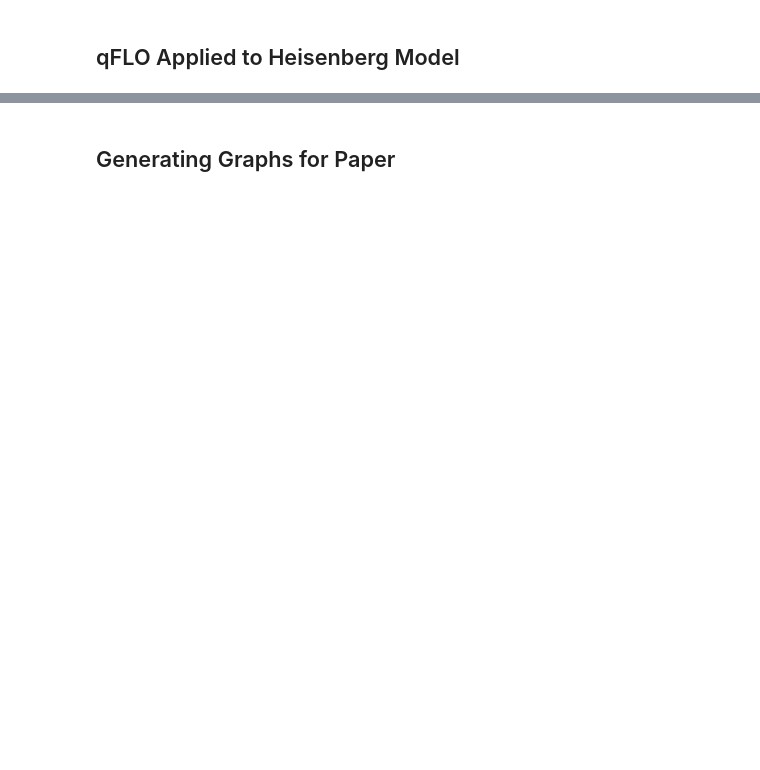
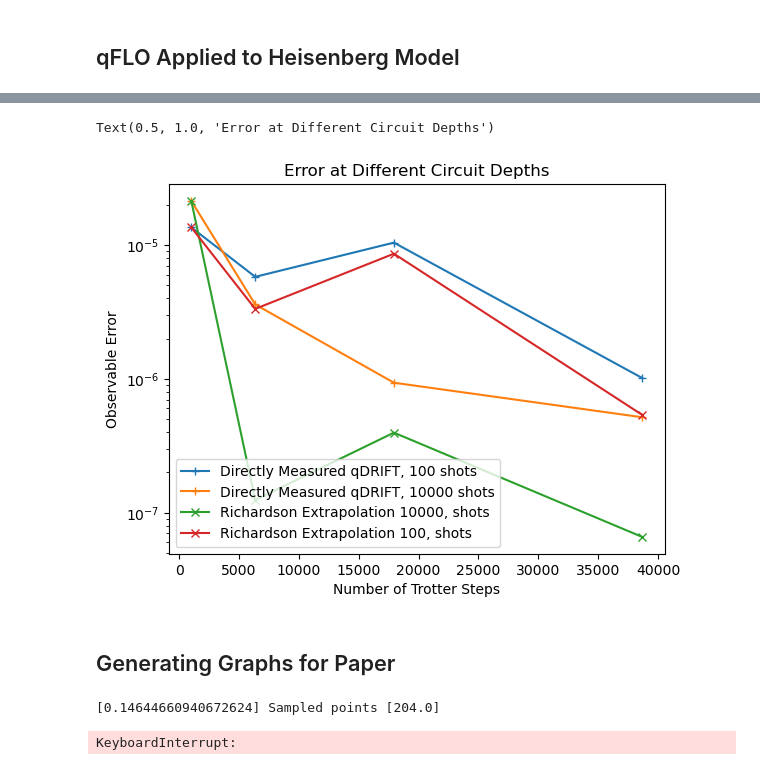
Before and after one commit to JamesDWatson/qFLO, a Jupyter notebook: qFLO_Implementation.ipynb, the cells around one changed output, grey strips where cells are left out. Saved outputs shown, nothing was run; the diff lists cells and outputs as text; code cells hidden in the pictures; blank space fills up the shorter version.

```diff
--- a/qFLO_Implementation.ipynb
+++ b/qFLO_Implementation.ipynb
@@ -1103,0 +1138,42 @@ line, = ax.semilogy(circuit_depth_array,error_array, color='blue', lw=2)
+# %%
+## Now plot vanilla qDRIFT.
+qDRIFT_array_100 = []
+error_array_100 = []
+
+#qDRIFT_array   = [2.9984003685712626, 2.9983999495873745, 2.9983972873620814, 2.9983795108895626]
+#qDRIFT_array   = [2.9983873288687737, 2.998395098595048, 2.998390458978316, 2.9983998707590693]
+#qDRIFT_array_3 = [2.998403940079874, 2.9983977228437872, 2.99840516960022,2.998403170314654]
+
+qDRIFT_100 = [2.9983873288687737, 2.998395098595048, 2.998390458978316, 2.9983998707590693]
+#qFLO_100 = [2.99838202864841, 2.99838202864841, 2.99838202864841, 2.99838202864841]
+qFLO_100 = [2.9983873288687737, 2.998395098595048*1.19044944 -2.9983822107615836*0.19044944, 2.998390458978316*1.24009633 -   0.27860758*2.9983840990253814 +0.03851125*2.998391427864963, 2.9983998707590693*1.22912547 - 0.28803556*2.998392476709777+ 0.06830672*2.9983880523273254 -0.00939663*2.998375557374063]
+
+for element in qDRIFT_100:
+    qDRIFT_array_100.append(abs(element - perfect_Heis_val))
+
+for element in qFLO_100:
+    error_array_100.append(abs(element - perfect_Heis_val))
+
+
+qDRIFT_array_10000 = [2.1373454322848318e-05, 3.5969818039660595e-06, 9.347565108619449e-07, 5.157726228333104e-07]
+
+#error_array_100 = [2.1373454322848318e-05, 1.2413519501208725e-07, 2.2577578547778103e-07, 6.573681510246843e-08]
+#error_array_100 =
+error_array_10000 = [2.1373454322848318e-05, 1.2413519501208725e-07, 3.9577578547778103e-07, 6.573681510246843e-08]
+
+#qDRIFT_error_array_2.reverse()
+# %%
+circuit_depth_aray = [38675.0, 4775.0, 1808.0, 1017.0]
+
+plt.semilogy(circuit_depth_array, qDRIFT_array_100, label="Directly Measured qDRIFT, 100 shots", marker = '+')
+plt.semilogy(circuit_depth_array, qDRIFT_array_10000, label="Directly Measured qDRIFT, 10000 shots", marker = '+')
+plt.semilogy(circuit_depth_array, error_array_10000,  label="Richardson Extrapolation 10000, shots", marker = 'x')
+plt.semilogy(circuit_depth_array, error_array_100,  label="Richardson Extrapolation 100, shots", marker = 'x')
+
+plt.xlabel('Number of Trotter Steps')
+plt.ylabel('Observable Error')
+plt.legend()
+plt.title("Error at Different Circuit Depths")
+# %% [output]
+Text(0.5, 1.0, 'Error at Different Circuit Depths')
+[figure, added]
@@ -1176,0 +1361,16 @@ df.to_excel(file_location_name, index=False)
+# %%
+error_array = []
+circuit_depth_array = []
+max_order = 4
+shot_no = 100000
+time = 0.01
+
+for order in range(1,max_order+1):
+    [Heis_qFLO_estimate, max_circuit_depth] = richardson_estimate(order, s_min, new_Heis_rep, state, time, local_obs, nqubits , shot_no, circuit_depth_flag=1, matrix_flag = 1)
+    print("qFLO Estimate", Heis_qFLO_estimate)
+    circuit_depth_array.append(max_circuit_depth)
+    error = abs(perfect_Heis_val - Heis_qFLO_estimate)
+    error_array.append(error)
+# %% [output]
+[0.14644660940672624] Sampled points [204.0]
+KeyboardInterrupt:
```
Also changed, not shown: parts of 32 cells of this notebook.
